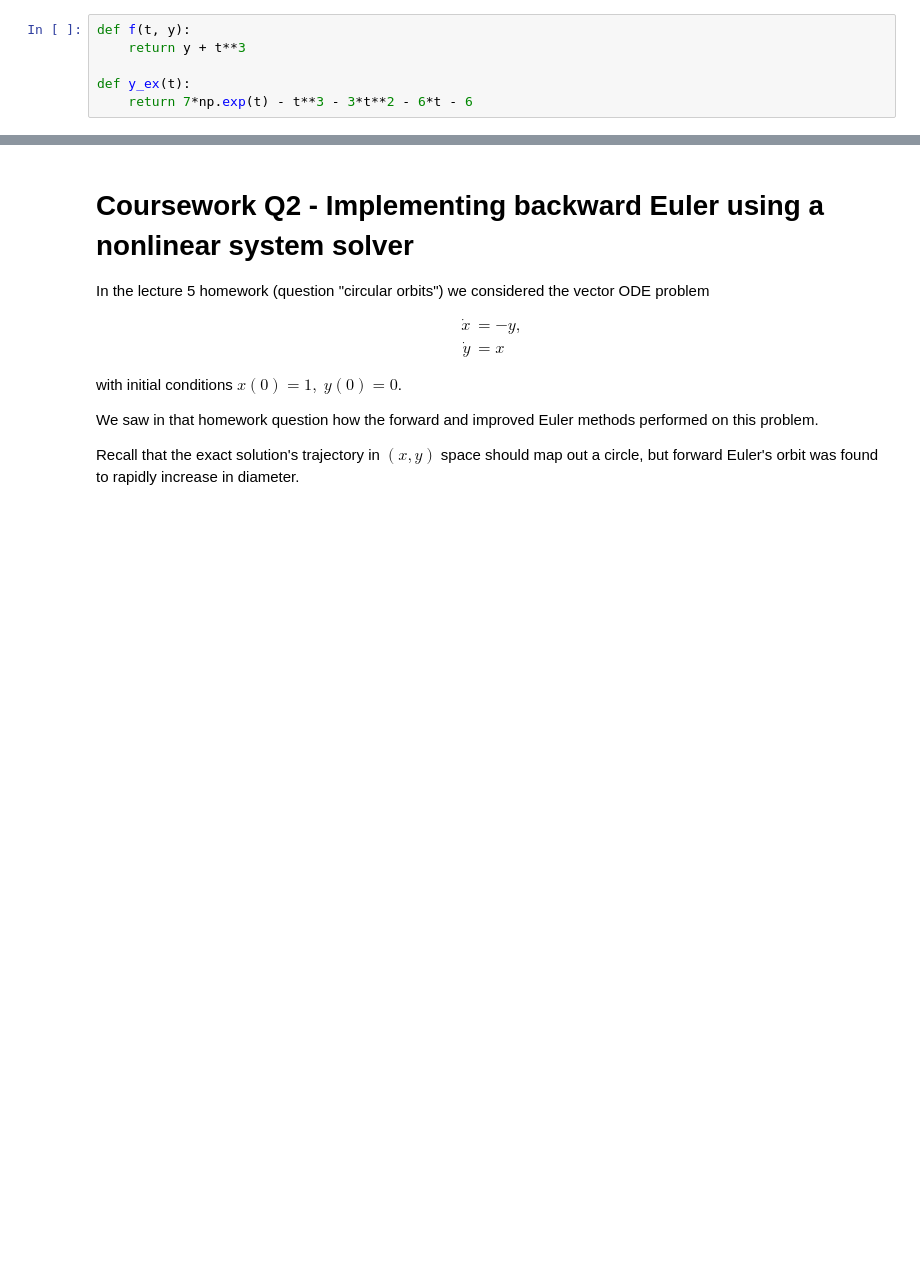
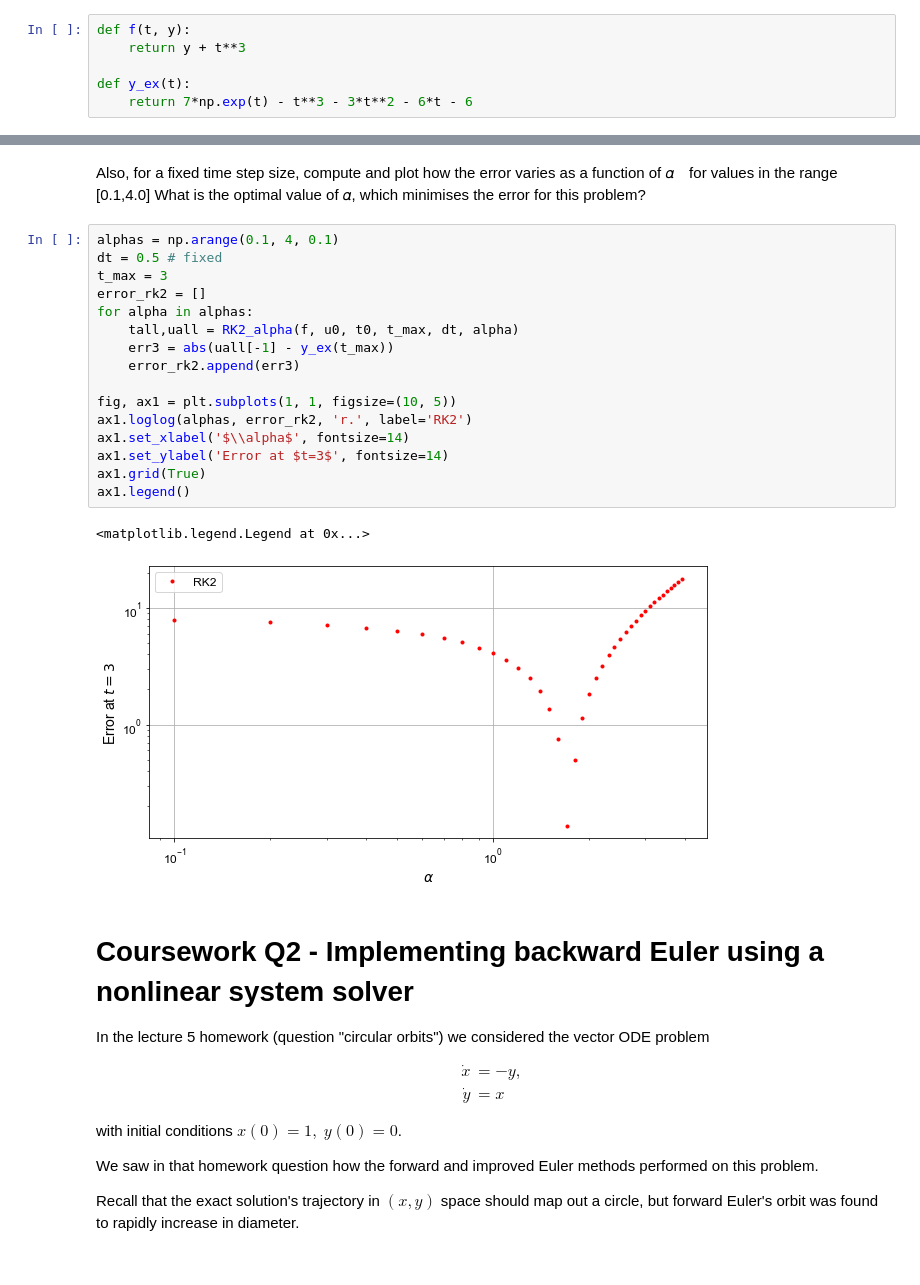
Before and after one commit to yxyyxy93/127_pythonFEM, a Jupyter notebook: ACSE-3-2019-20-Coursework.ipynb, the cells around one changed output, grey strips where cells are left out. Saved outputs shown, nothing was run; the diff lists cells and outputs as text; blank space fills up the shorter version.

```diff
--- a/ACSE-3-2019-20-Coursework.ipynb
+++ b/ACSE-3-2019-20-Coursework.ipynb
@@ -268,3 +284,25 @@ def y_ex(t):
+# %% [markdown]
+Also, for a fixed time step size, compute and plot how the error varies as a function of 𝛼　for values in the range [0.1,4.0]
+What is the optimal value of 𝛼, which minimises the error for this problem?
+# %%
+alphas = np.arange(0.1, 4, 0.1)
+dt = 0.5 # fixed
+t_max = 3
+error_rk2 = []
+for alpha in alphas:
+    tall,uall = RK2_alpha(f, u0, t0, t_max, dt, alpha)
+    err3 = abs(uall[-1] - y_ex(t_max))
+    error_rk2.append(err3)
+
+fig, ax1 = plt.subplots(1, 1, figsize=(10, 5))
+ax1.loglog(alphas, error_rk2, 'r.', label='RK2')
+ax1.set_xlabel('$\\alpha$', fontsize=14)
+ax1.set_ylabel('Error at $t=3$', fontsize=14)
+ax1.grid(True)
+ax1.legend()
+# %% [output]
+<matplotlib.legend.Legend at 0x...>
+[figure, added]
 # %% [markdown]
 # Coursework Q2 - Implementing backward Euler using a nonlinear system solver
 
```
Also changed, not shown: parts of 10 cells of this notebook.
